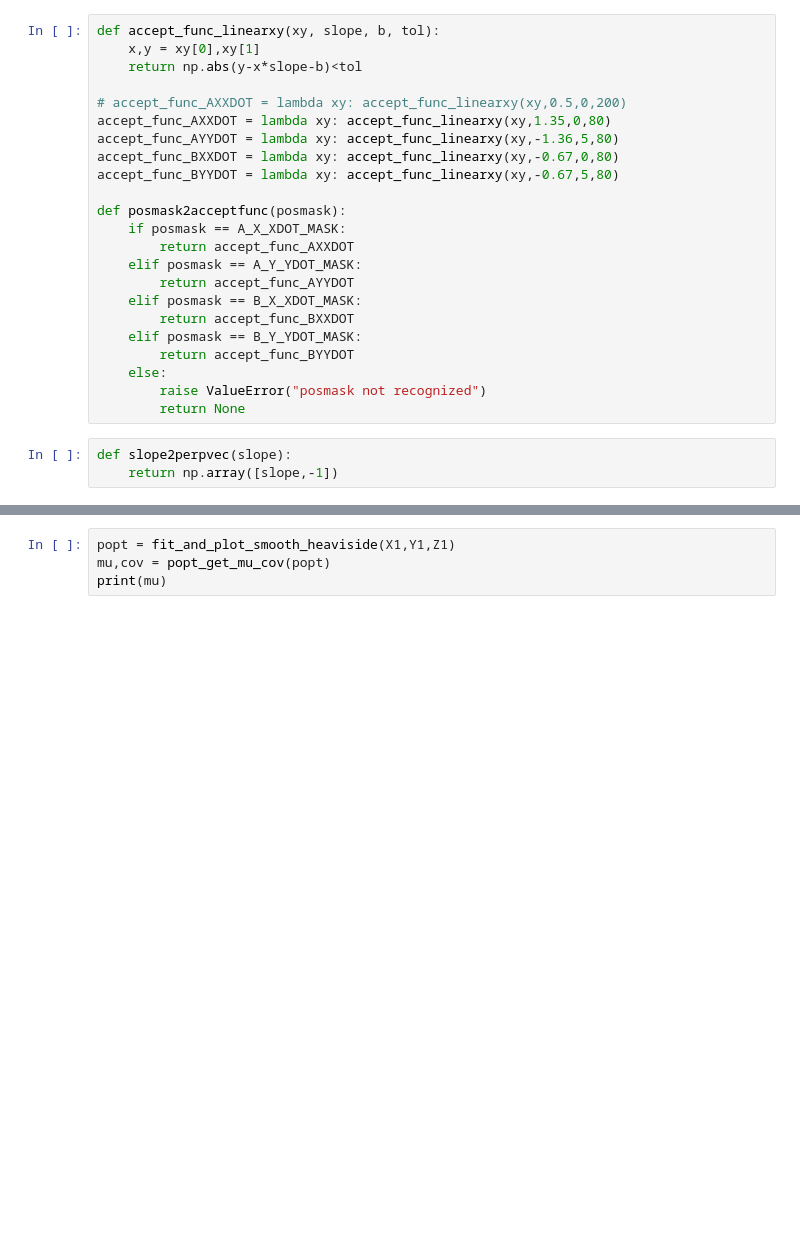
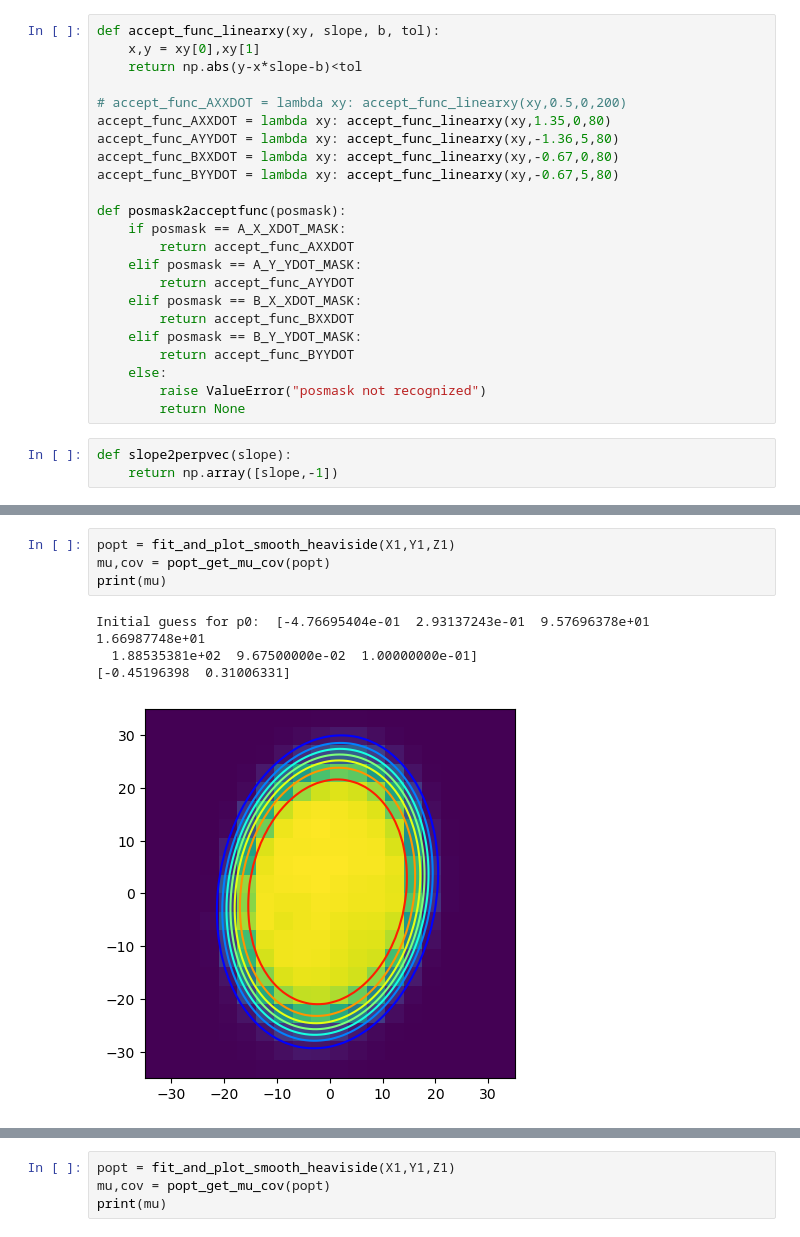
Before and after one commit to Stockholm254/servotest, a Jupyter notebook: src/expctl/servers/servoaligner/servocomp.ipynb, the cells around one changed output, grey strips where cells are left out. Saved outputs shown, nothing was run; the diff lists cells and outputs as text; blank space fills up the shorter version.

```diff
--- a/src/expctl/servers/servoaligner/servocomp.ipynb
+++ b/src/expctl/servers/servoaligner/servocomp.ipynb
@@ -151,0 +146,9 @@ X1,Y1,Z1 = motor_2d_scan(N_pts,SCAN_RANGE,servos,cf)
+# %%
+popt = fit_and_plot_smooth_heaviside(X1,Y1,Z1)
+mu,cov = popt_get_mu_cov(popt)
+print(mu)
+# %% [output]
+Initial guess for p0:  [-4.76695404e-01  2.93137243e-01  9.57696378e+01  1.66987748e+01
+  1.88535381e+02  9.67500000e-02  1.00000000e-01]
+[-0.45196398  0.31006331]
+[figure, added]
```
Also changed, not shown: parts of 16 cells of this notebook, 23 other files.
